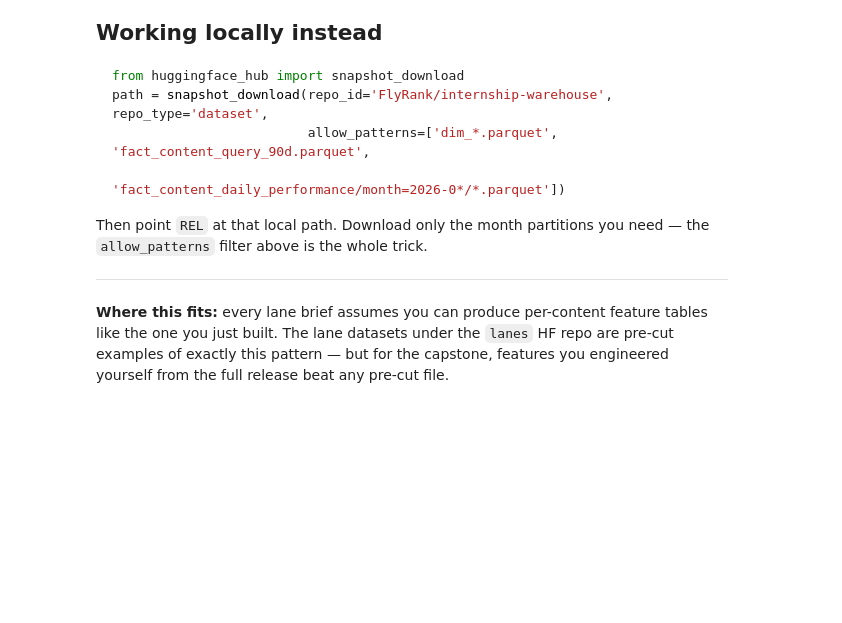
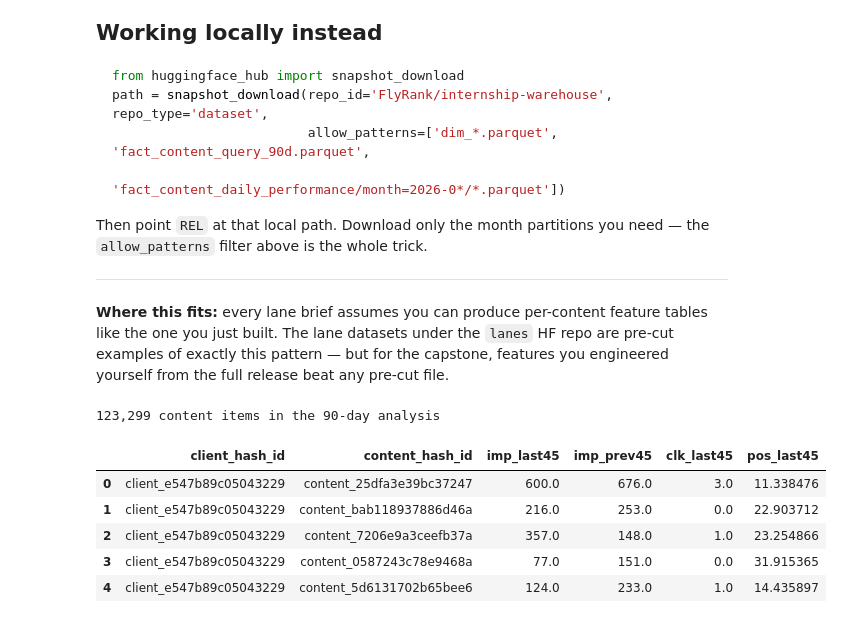
Before and after one commit to MUKUL-PRASAD-SIGH/flyrankai-ml-internship, a Jupyter notebook: notebooks/03_working_with_the_full_release.ipynb, the cells around one changed output. Cells and saved outputs as stored; diff of their text form; code cells hidden in the pictures; blank space fills up the shorter version.

```diff
--- a/notebooks/03_working_with_the_full_release.ipynb
+++ b/notebooks/03_working_with_the_full_release.ipynb
@@ -181,3 +209,79 @@ Then point `REL` at that local path. Download only the month partitions you need
 the one you just built. The lane datasets under the `lanes` HF repo are pre-cut examples of
 exactly this pattern — but for the capstone, features you engineered yourself from the full
 release beat any pre-cut file.
+# %%
+features_90d = con.sql(f"""
+
+    WITH bounds AS (
+        SELECT MAX(report_date) AS end_d
+        FROM {TABLES['fact_daily']}
+    ),
+
+    windowed AS (
+
+        SELECT
+            f.client_hash_id,
+            f.content_hash_id,
+
+            -- Most recent 45 days
+            SUM(
+                CASE
+                    WHEN f.report_date > b.end_d - INTERVAL 45 DAY
+                    THEN f.gsc_impressions
+                    ELSE 0
+                END
+            ) AS imp_last45,
+
+            -- Previous 45 days
+            SUM(
+                CASE
+                    WHEN f.report_date <= b.end_d - INTERVAL 45 DAY
+                    THEN f.gsc_impressions
+                    ELSE 0
+                END
+            ) AS imp_prev45,
+
+            -- Recent clicks
+            SUM(
+                CASE
+                    WHEN f.report_date > b.end_d - INTERVAL 45 DAY
+                    THEN f.gsc_clicks
+                    ELSE 0
+                END
+            ) AS clk_last45,
+
+            -- Recent average position
+            AVG(
+                CASE
+                    WHEN f.report_date > b.end_d - INTERVAL 45 DAY
+                    THEN f.gsc_avg_position
+                END
+            ) AS pos_last45
+
+        FROM {TABLES['fact_daily']} f, bounds b
+
+        -- Total window = 90 days
+        WHERE f.report_date > b.end_d - INTERVAL 90 DAY
+
+        GROUP BY 1, 2
+
+        -- My chosen threshold
+        HAVING imp_prev45 >= 100
+
+    )
+
+    SELECT * FROM windowed
+
+""").df()
+
+print(f"{len(features_90d):,} content items in the 90-day analysis")
+
+features_90d.head()
+# %% [output]
+123,299 content items in the 90-day analysis
+|  | client_hash_id | content_hash_id | imp_last45 | imp_prev45 | clk_last45 | pos_last45 |
+| 0 | client_e547b89c05043229 | content_25dfa3e39bc37247 | 600.0 | 676.0 | 3.0 | 11.338476 |
+| 1 | client_e547b89c05043229 | content_bab118937886d46a | 216.0 | 253.0 | 0.0 | 22.903712 |
+| 2 | client_e547b89c05043229 | content_7206e9a3ceefb37a | 357.0 | 148.0 | 1.0 | 23.254866 |
+| 3 | client_e547b89c05043229 | content_0587243c78e9468a | 77.0 | 151.0 | 0.0 | 31.915365 |
+| 4 | client_e547b89c05043229 | content_5d6131702b65bee6 | 124.0 | 233.0 | 1.0 | 14.435897 |
```
Also changed, not shown: parts of 4 cells of this notebook.
